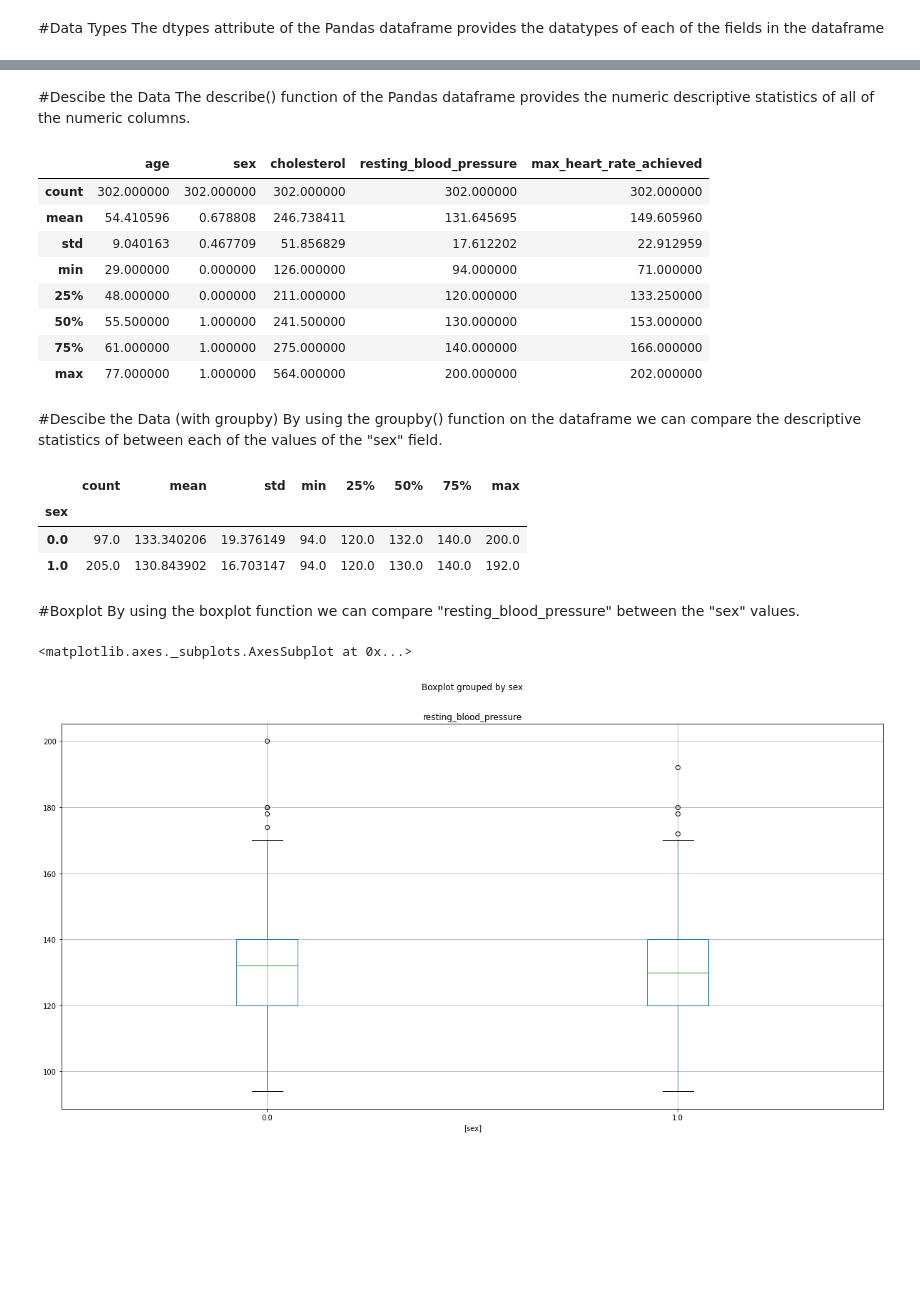
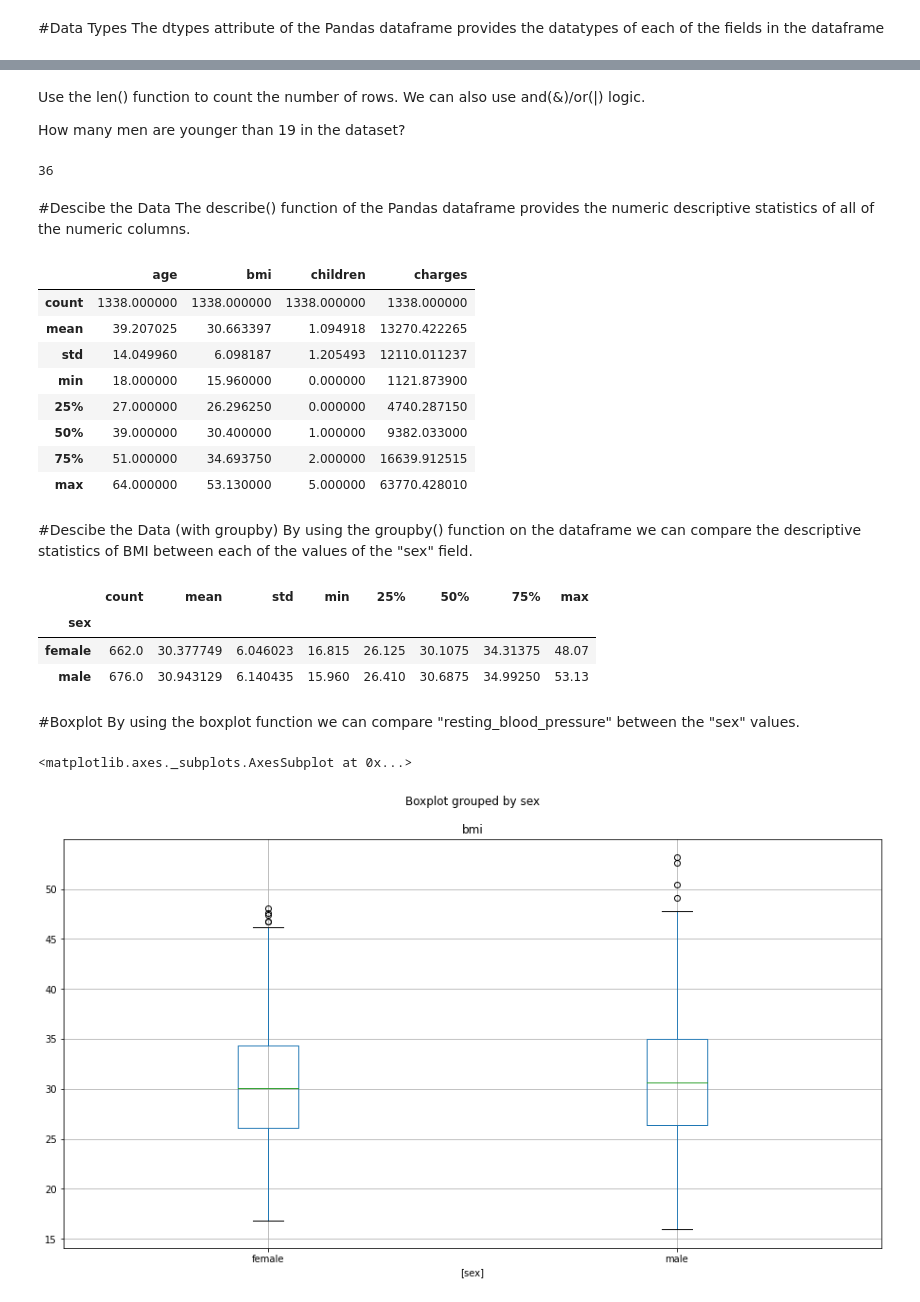
Before and after one commit to uofldmlab/IntroDMLab, a Jupyter notebook: demo_lab_01.ipynb, the cells around one changed output, grey strips where cells are left out. Saved outputs shown, nothing was run; the diff lists cells and outputs as text; code cells hidden in the pictures; blank space fills up the shorter version.

```diff
--- a/demo_lab_01.ipynb
+++ b/demo_lab_01.ipynb
@@ -15,7 +17,7 @@ import pandas as pd #import pandas
 We will use the pandas read_csv() function to import a CSV file from a URL and store the data into a Pandas dataframe.
 # %%
 #open datafile and store into Pandas dataframe
-df = pd.read_csv("https://raw.githubusercontent.com/uofldmlab/IntroDMLab/main/processed.cleveland2.csv")
+df = pd.read_csv("https://raw.githubusercontent.com/uofldmlab/IntroDMLab/main/insurance.csv")
 # %% [markdown]
 #Data Types
 The dtypes attribute of the Pandas dataframe provides the datatypes of each of the fields in the dataframe
@@ -50,33 +119,41 @@ df.shape
+# %% [markdown]
+Use the len() function to count the number of rows.  We can also use and(&)/or(|) logic.
+
+How many men are younger than 19 in the dataset?
+# %%
+len(df[(df['sex']=='male')&(df['age']<19)])
+# %% [output]
+36
 # %% [markdown]
 #Descibe the Data
 The describe() function of the Pandas dataframe provides the numeric descriptive statistics of all of the numeric columns.
 # %%
 df.describe()
 # %% [output]
-|  | age | sex | cholesterol | resting_blood_pressure | max_heart_rate_achieved |
-| count | 302.000000 | 302.000000 | 302.000000 | 302.000000 | 302.000000 |
-| mean | 54.410596 | 0.678808 | 246.738411 | 131.645695 | 149.605960 |
-| std | 9.040163 | 0.467709 | 51.856829 | 17.612202 | 22.912959 |
-| min | 29.000000 | 0.000000 | 126.000000 | 94.000000 | 71.000000 |
-| 25% | 48.000000 | 0.000000 | 211.000000 | 120.000000 | 133.250000 |
-| 50% | 55.500000 | 1.000000 | 241.500000 | 130.000000 | 153.000000 |
-| 75% | 61.000000 | 1.000000 | 275.000000 | 140.000000 | 166.000000 |
-| max | 77.000000 | 1.000000 | 564.000000 | 200.000000 | 202.000000 |
+|  | age | bmi | children | charges |
+| count | 1338.000000 | 1338.000000 | 1338.000000 | 1338.000000 |
+| mean | 39.207025 | 30.663397 | 1.094918 | 13270.422265 |
+| std | 14.049960 | 6.098187 | 1.205493 | 12110.011237 |
+| min | 18.000000 | 15.960000 | 0.000000 | 1121.873900 |
+| 25% | 27.000000 | 26.296250 | 0.000000 | 4740.287150 |
+| 50% | 39.000000 | 30.400000 | 1.000000 | 9382.033000 |
+| 75% | 51.000000 | 34.693750 | 2.000000 | 16639.912515 |
+| max | 64.000000 | 53.130000 | 5.000000 | 63770.428010 |
 # %% [markdown]
 #Descibe the Data (with groupby)
-By using the groupby() function on the dataframe we can compare the descriptive statistics of between each of the values of the "sex" field.
+By using the groupby() function on the dataframe we can compare the descriptive statistics of BMI between each of the values of the "sex" field.
 # %%
-df.groupby(["sex"])['resting_blood_pressure'].describe()
+df.groupby(["sex"])['bmi'].describe()
 # %% [output]
 |  | count | mean | std | min | 25% | 50% | 75% | max |
 | sex |  |  |  |  |  |  |  |  |
-| 0.0 | 97.0 | 133.340206 | 19.376149 | 94.0 | 120.0 | 132.0 | 140.0 | 200.0 |
-| 1.0 | 205.0 | 130.843902 | 16.703147 | 94.0 | 120.0 | 130.0 | 140.0 | 192.0 |
+| female | 662.0 | 30.377749 | 6.046023 | 16.815 | 26.125 | 30.1075 | 34.31375 | 48.07 |
+| male | 676.0 | 30.943129 | 6.140435 | 15.960 | 26.410 | 30.6875 | 34.99250 | 53.13 |
 # %% [markdown]
 #Boxplot
 By using the boxplot function we can compare "resting_blood_pressure" between the "sex" values.
 # %%
-df[['sex','resting_blood_pressure']].boxplot(by="sex",figsize=(20, 10))
+df[['sex','bmi']].boxplot(by="sex",figsize=(15, 8))
 # %% [output]
 <matplotlib.axes._subplots.AxesSubplot at 0x...>
-[figure, old version]
+[figure, new version]
```
Also changed, not shown: parts of 18 cells of this notebook.
